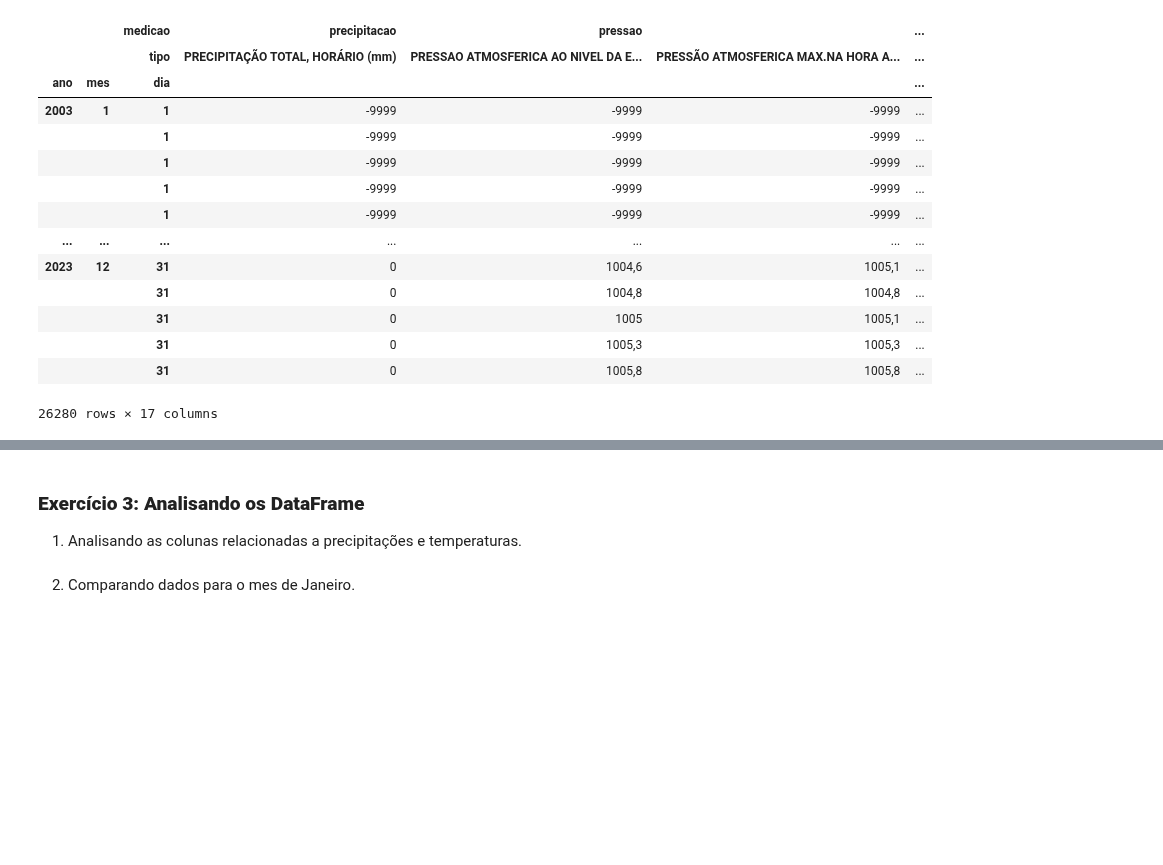
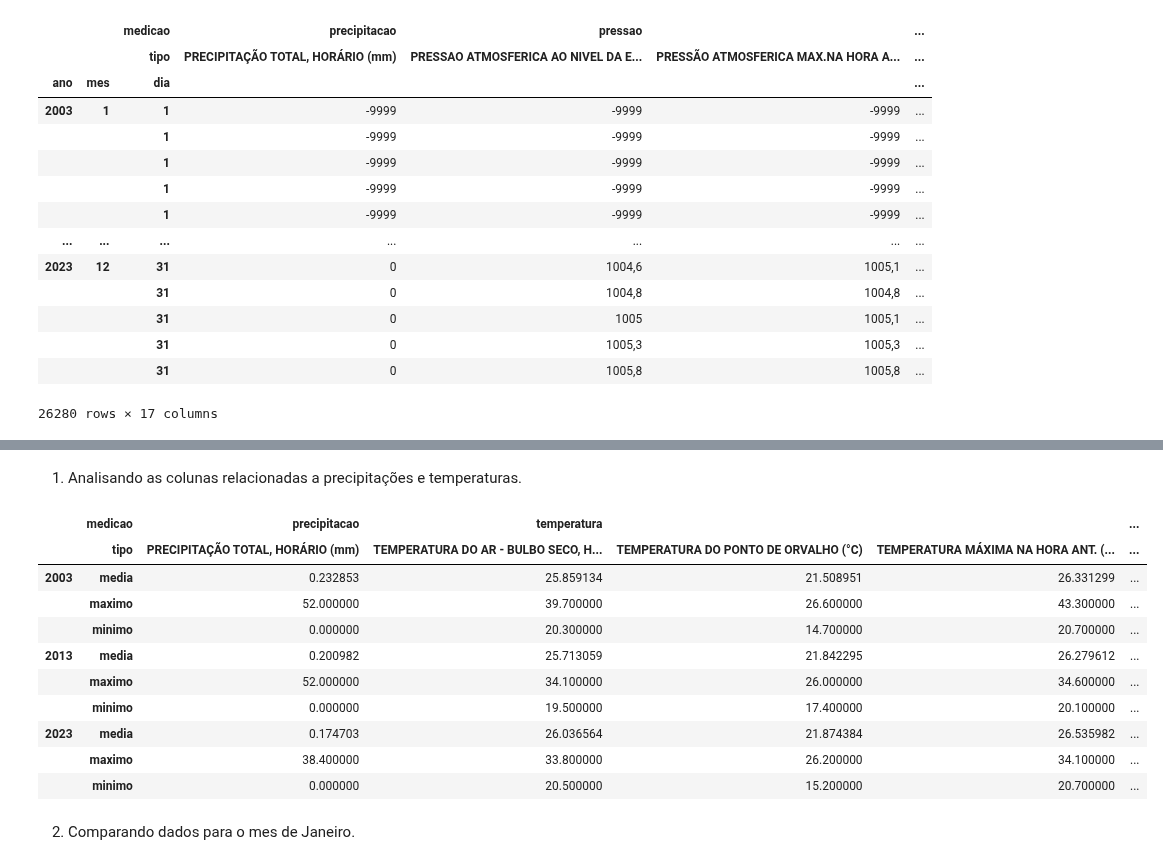
Before and after one commit to everaldina/Trilha_Python, a Jupyter notebook: dev-Everaldina/PI-007.ipynb, the cells around one changed output, grey strips where cells are left out. Saved outputs shown, nothing was run; the diff lists cells and outputs as text; code cells hidden in the pictures; blank space fills up the shorter version.

```diff
--- a/dev-Everaldina/PI-007.ipynb
+++ b/dev-Everaldina/PI-007.ipynb
@@ -226,0 +285,12 @@ estacao_ssa
+# %%
+# tratando precipitacao
+print(estacao_ssa['precipitacao']['PRECIPITAÇÃO TOTAL, HORÁRIO (mm)'].unique())
+
+# substiduindo valores , por .
+estacao_ssa.loc[:, ('precipitacao', 'PRECIPITAÇÃO TOTAL, HORÁRIO (mm)')].replace(',', '.', regex=True, inplace=True)
+
+# convertendo para float
+estacao_ssa['precipitacao'] = estacao_ssa['precipitacao'].astype('float64')
+
+# preenchendo valores NaN com valor anteriores
+estacao_ssa.loc[:, ('precipitacao', 'PRECIPITAÇÃO TOTAL, HORÁRIO (mm)')].ffill(inplace=True)
@@ -226,0 +308,15 @@ estacao_ssa
+# %%
+# tratando temperaturas
+print(np.unique(estacao_ssa['temperatura'].values.astype('str')))
+colunas = estacao_ssa['temperatura'].columns.values.tolist()
+
+# substiduindo valores , por .
+for coluna in colunas:
+    estacao_ssa.loc[:, ('temperatura', coluna)].replace(',', '.', regex=True, inplace=True)
+
+# convertendo para float
+estacao_ssa['temperatura'] = estacao_ssa['temperatura'].astype('float64')
+
+# preenchendo valores NaN com valor anteriores
+for coluna in colunas:
+    estacao_ssa.loc[:, ('temperatura', coluna)].ffill(inplace=True)
@@ -227,7 +341,29 @@ estacao_ssa
 # %% [markdown]
-### __Exercício 3: Analisando os DataFrame__
-
 1. Analisando as colunas relacionadas a precipitações e temperaturas.
+# %%
+# media de precipitacao por ano
+dados_2003 = estacao_ssa.loc[2003,:,:][['precipitacao', 'temperatura']].aggregate(['mean', 'max', 'min'])
+dados_2013 = estacao_ssa.loc[2013,:,:][['precipitacao', 'temperatura']].aggregate(['mean', 'max', 'min'])
+dados_2023 = estacao_ssa.loc[2023,:,:][['precipitacao', 'temperatura']].aggregate(['mean', 'max', 'min'])
+
+anos = [2003]*3 + [2013]*3 + [2023]*3
+index = pd.MultiIndex.from_arrays([anos, ['media', 'maximo', 'minimo']*3])
+temp_prep = pd.concat([dados_2003, dados_2013, dados_2023])
+temp_prep.set_index(index, inplace=True)
+
+temp_prep
+# %% [output]
+|  | medicao | precipitacao | temperatura |  |  | ... |
+|  | tipo | PRECIPITAÇÃO TOTAL, HORÁRIO (mm) | TEMPERATURA DO AR - BULBO SECO, H... | TEMPERATURA DO PONTO DE ORVALHO (°C) | TEMPERATURA MÁXIMA NA HORA ANT. (... | ... |
+| 2003 | media | 0.232853 | 25.859134 | 21.508951 | 26.331299 | ... |
+|  | maximo | 52.000000 | 39.700000 | 26.600000 | 43.300000 | ... |
+|  | minimo | 0.000000 | 20.300000 | 14.700000 | 20.700000 | ... |
+| 2013 | media | 0.200982 | 25.713059 | 21.842295 | 26.279612 | ... |
+|  | maximo | 52.000000 | 34.100000 | 26.000000 | 34.600000 | ... |
+|  | minimo | 0.000000 | 19.500000 | 17.400000 | 20.100000 | ... |
+| 2023 | media | 0.174703 | 26.036564 | 21.874384 | 26.535982 | ... |
+|  | maximo | 38.400000 | 33.800000 | 26.200000 | 34.100000 | ... |
+|  | minimo | 0.000000 | 20.500000 | 15.200000 | 20.700000 | ... |
 # %% [markdown]
 2. Comparando dados para o mes de Janeiro.
 # %% [markdown]
```
Also changed, not shown: parts of 10 cells of this notebook.
